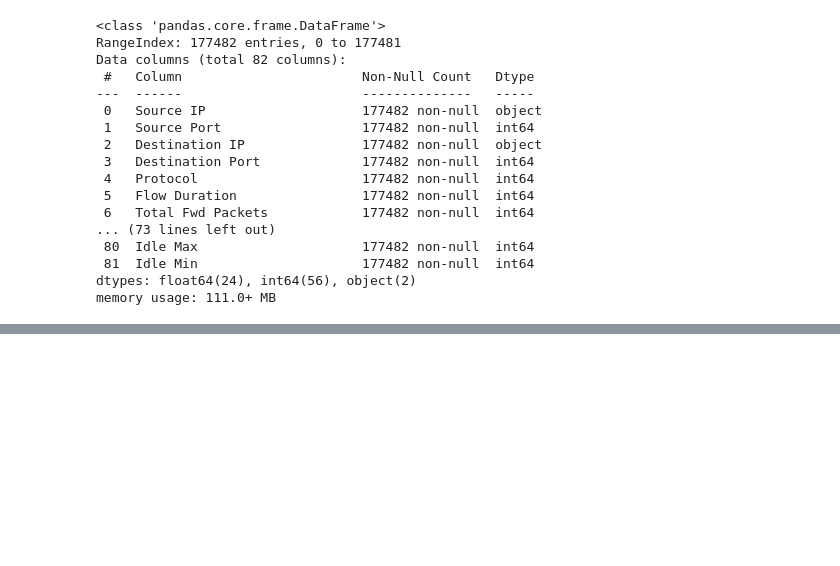
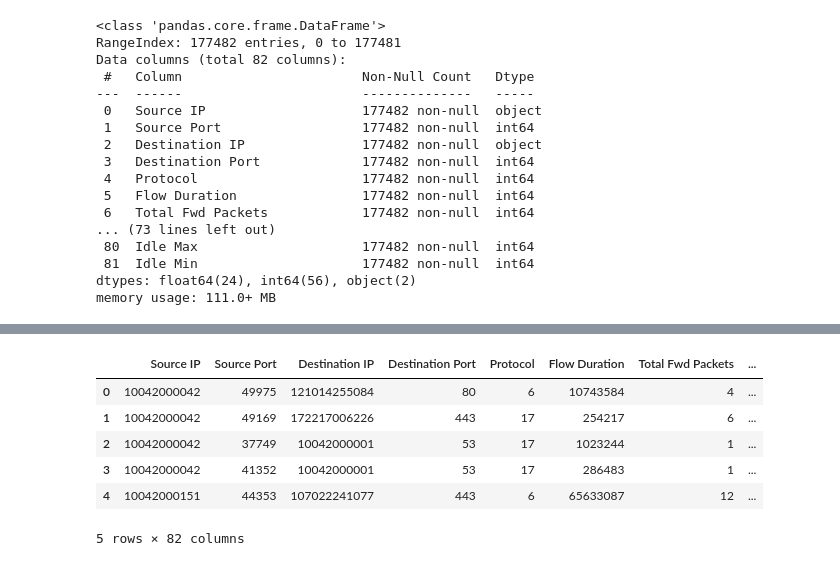
Before and after one commit to abdosalem490/TrojanGuard, a Jupyter notebook: code/code.ipynb, the cells around one changed output, grey strips where cells are left out. Drawn from its saved outputs; the diff is of its cells as text; code cells hidden in the pictures; blank space fills up the shorter version.

```diff
--- a/code/code.ipynb
+++ b/code/code.ipynb
@@ -67,35 +67,3 @@ Data columns (total 82 columns):
  81  Idle Min                     177482 non-null  int64
 dtypes: float64(24), int64(56), object(2)
 memory usage: 111.0+ MB
-# %%
-# visualize features in pie chart manner
-
-
-largest_4 = df['Source IP'].value_counts().nlargest(4)
-# print(largest_4)
-largest_4.loc['Other'] = len(df['Source IP'])-sum(largest_4.values)
-# print(largest_4)
-
-# print(len(df['Source IP'])-sum(largest_4.values))
-
-# print(type(largest_4))
-# print(df['Source IP'].value_counts().nlargest(4))
-# print(len(df['Source IP']))
-
-# print(sum(df['Source IP'].value_counts()[:5].nlargest(5).values)/len(df['Source IP']))
-# print(len(df['Source IP'].value_counts().index))
-
-
-cmap = plt.colormaps["tab20b"]
-outer_colors = cmap(np.arange(5)*4)
-inner_colors = cmap([1, 2, 5, 6, 9, 10, 14, 15, 18, 19])
-
-fig, ax = plt.subplots(2, 4, figsize=(10,5))
-ax[0][0].set_title(f"Source IP")
-ax[0][0].pie(largest_4.values, labels=largest_4.index, radius=1, colors=outer_colors,
-       wedgeprops=dict(width=0.3, edgecolor='w'))
-
-# ax[0][0].pie(vals.flatten(), radius=0.7, colors=inner_colors,
-#        wedgeprops=dict(width=0.3, edgecolor='w'))
-
-plt.show()
@@ -105,0 +157,20 @@ plt.show()
+# %%
+# convert IP address into a number from the format(A.B.C.D) to (AAABBBCCCDDD)
+def convertIP(IP_addr):
+    IP_list = [int(x) for x in IP_addr.split(".")]
+    IP_num = sum([x * (10**(3*(3-i))) for i, x in enumerate(IP_list)])
+    return IP_num
+
+# apply the conversion
+df['Source IP'] = df['Source IP'].apply(convertIP)
+df['Destination IP'] = df['Destination IP'].apply(convertIP)
+
+df.head(5)
+# %% [output]
+|  | Source IP | Source Port | Destination IP | Destination Port | Protocol | Flow Duration | Total Fwd Packets | ... |
+| 0 | 10042000042 | 49975 | 121014255084 | 80 | 6 | 10743584 | 4 | ... |
+| 1 | 10042000042 | 49169 | 172217006226 | 443 | 17 | 254217 | 6 | ... |
+| 2 | 10042000042 | 37749 | 10042000001 | 53 | 17 | 1023244 | 1 | ... |
+| 3 | 10042000042 | 41352 | 10042000001 | 53 | 17 | 286483 | 1 | ... |
+| 4 | 10042000151 | 44353 | 107022241077 | 443 | 6 | 65633087 | 12 | ... |
+5 rows × 82 columns
```
Also changed, not shown: parts of 5 cells of this notebook.
